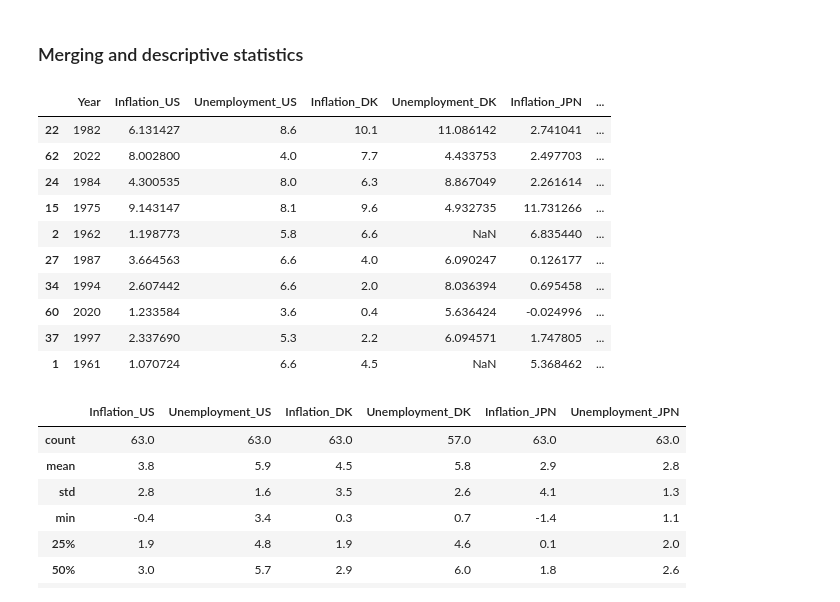
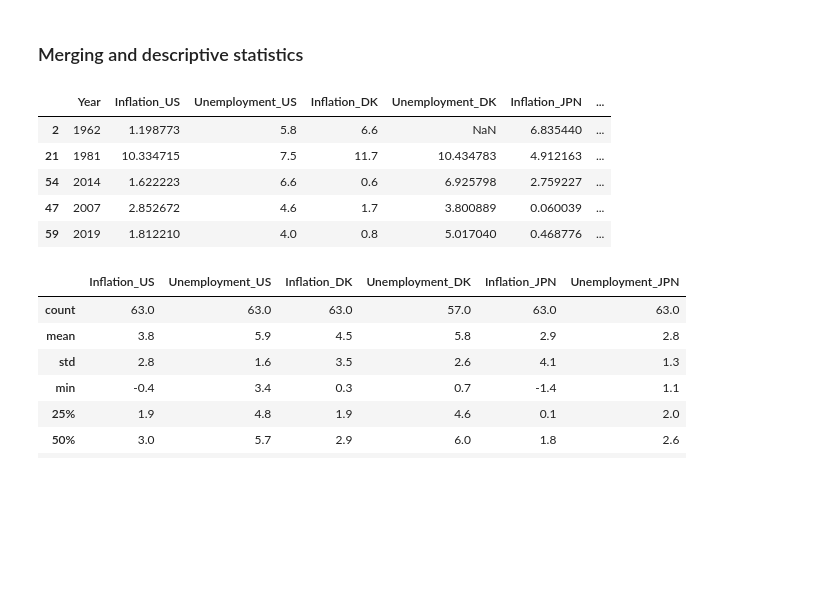
Before and after one commit to sgv491/projects-2024-Bertil-Nikoline-Victor, a Jupyter notebook: dataproject/dataproject.ipynb, the cells around one changed output. Drawn from its saved outputs; the diff is of its cells as text; code cells hidden in the pictures; blank space fills up the shorter version.

```diff
--- a/dataproject/dataproject.ipynb
+++ b/dataproject/dataproject.ipynb
@@ -215,21 +215,16 @@ In the years leading up to 1970, the unemployment rate was extremely low, simila
 # %%
 # Calling the merged data function
 merged_df = DataHelper.merged_data()
 
 # Showing a sample of the merged data df
-merged_df.sample(10)
+merged_df.sample(5)
 # %% [output]
 |  | Year | Inflation_US | Unemployment_US | Inflation_DK | Unemployment_DK | Inflation_JPN | ... |
-| 22 | 1982 | 6.131427 | 8.6 | 10.1 | 11.086142 | 2.741041 | ... |
-| 62 | 2022 | 8.002800 | 4.0 | 7.7 | 4.433753 | 2.497703 | ... |
-| 24 | 1984 | 4.300535 | 8.0 | 6.3 | 8.867049 | 2.261614 | ... |
-| 15 | 1975 | 9.143147 | 8.1 | 9.6 | 4.932735 | 11.731266 | ... |
 | 2 | 1962 | 1.198773 | 5.8 | 6.6 | NaN | 6.835440 | ... |
-| 27 | 1987 | 3.664563 | 6.6 | 4.0 | 6.090247 | 0.126177 | ... |
-| 34 | 1994 | 2.607442 | 6.6 | 2.0 | 8.036394 | 0.695458 | ... |
-| 60 | 2020 | 1.233584 | 3.6 | 0.4 | 5.636424 | -0.024996 | ... |
-| 37 | 1997 | 2.337690 | 5.3 | 2.2 | 6.094571 | 1.747805 | ... |
-| 1 | 1961 | 1.070724 | 6.6 | 4.5 | NaN | 5.368462 | ... |
+| 21 | 1981 | 10.334715 | 7.5 | 11.7 | 10.434783 | 4.912163 | ... |
+| 54 | 2014 | 1.622223 | 6.6 | 0.6 | 6.925798 | 2.759227 | ... |
+| 47 | 2007 | 2.852672 | 4.6 | 1.7 | 3.800889 | 0.060039 | ... |
+| 59 | 2019 | 1.812210 | 4.0 | 0.8 | 5.017040 | 0.468776 | ... |
 # %%
 # Excluding year-column for purpose of summary statistics
 columns_to_include = merged_df.iloc[:, 1:7]
```
Also changed, not shown: parts of 6 cells of this notebook, 1 other file.
